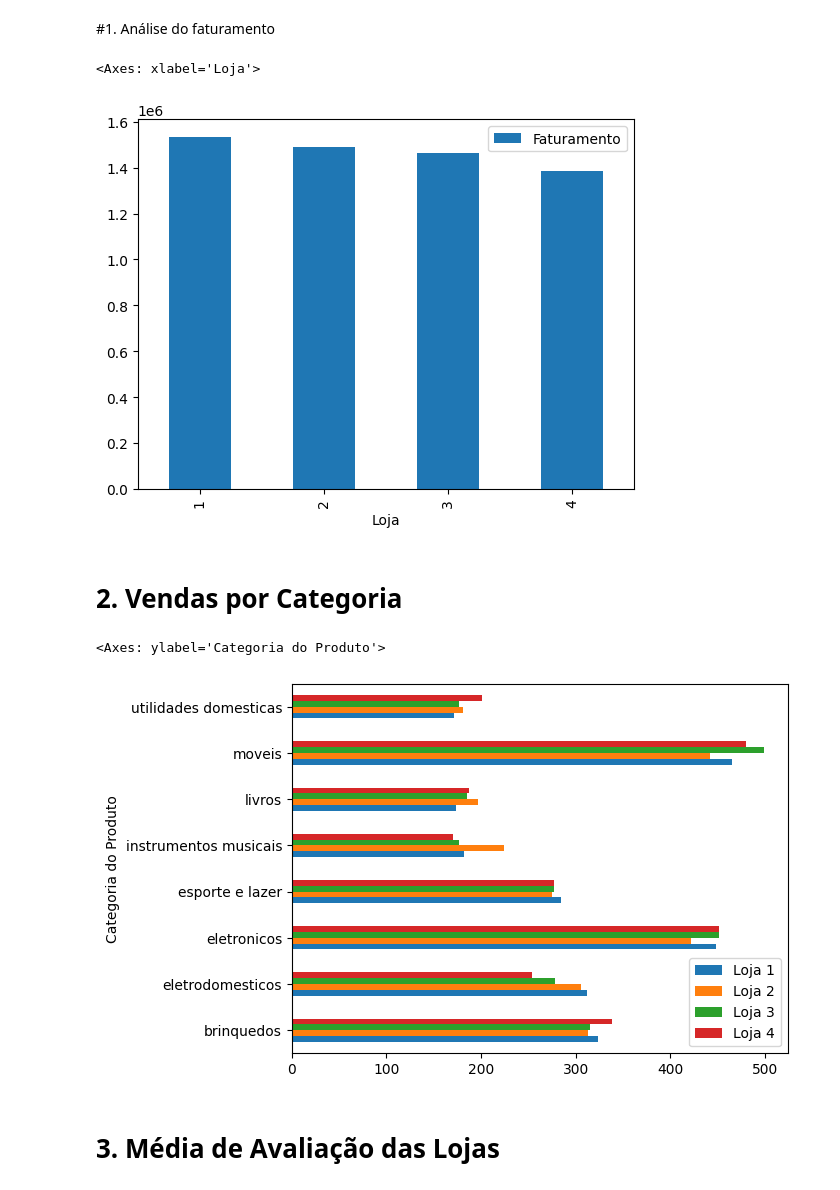
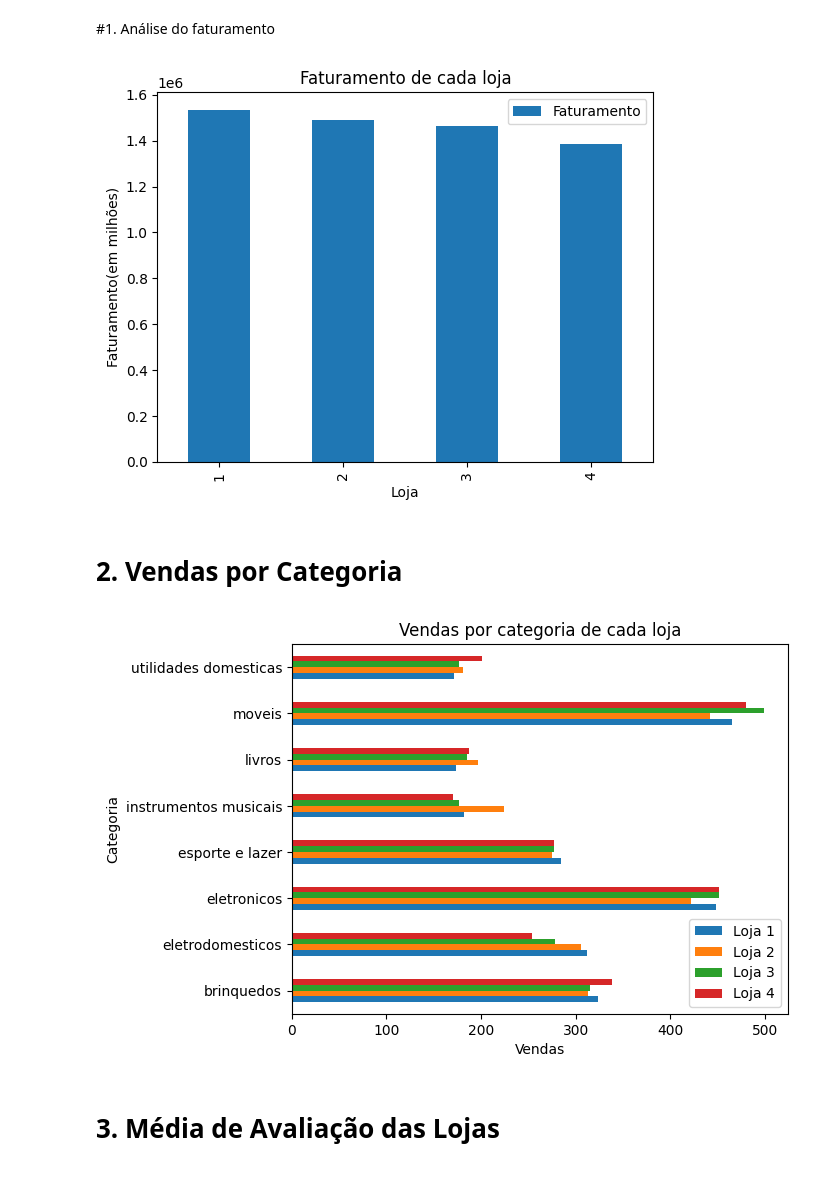
Before and after one commit to RaySilvaP/AluraStoreChallenge, a Jupyter notebook: desafio_alura_store.ipynb, the cells around one changed output. Drawn from its saved outputs; the diff is of its cells as text; code cells hidden in the pictures.

```diff
--- a/desafio_alura_store.ipynb
+++ b/desafio_alura_store.ipynb
@@ -2,6 +2,7 @@
 ### Importação dos dados
 # %%
 import pandas as pd
+import matplotlib.pyplot as plt
 
 url = "https://raw.githubusercontent.com/alura-es-cursos/challenge1-data-science/refs/heads/main/base-de-dados-challenge-1/loja_1.csv"
 url2 = "https://raw.githubusercontent.com/alura-es-cursos/challenge1-data-science/refs/heads/main/base-de-dados-challenge-1/loja_2.csv"
@@ -13,7 +14,14 @@ loja2 = pd.read_csv(url2)
 loja3 = pd.read_csv(url3)
 loja4 = pd.read_csv(url4)
 
-loja.head()
+lojas = {
+    'Loja 1': loja,
+    'Loja 2': loja2,
+    'Loja 3': loja3,
+    'Loja 4': loja4
+}
+
+lojas['Loja 1'].head()
 # %% [output]
 |  | Produto | Categoria do Produto | Preço | Frete | Data da Compra | Vendedor | Local da compra | ... |
 | 0 | Assistente virtual | eletronicos | 219.08 | 9.249790 | 16/01/2021 | Pedro Gomes | SP | ... |
@@ -31,16 +34,19 @@ loja4_faturamento = loja4['Preço'].sum()
+# %%
+lojas_faturamento = {}
+for loja, df in lojas.items():
+  lojas_faturamento[loja] = df['Preço'].sum()
 # %%
 faturamento = pd.DataFrame({
     'Loja': [1, 2, 3, 4],
-    'Faturamento': [
-        loja_faturamento,
-        loja2_faturamento,
-        loja3_faturamento,
-        loja4_faturamento]
+    'Faturamento': lojas_faturamento.values()
 })
 
 faturamento.plot(x='Loja', y='Faturamento', kind='bar')
+plt.title('Faturamento de cada loja')
+plt.ylabel('Faturamento(em milhões)')
+plt.xlabel('Loja')
+plt.show()
 # %% [output]
-<Axes: xlabel='Loja'>
-[figure, old version]
+[figure, new version]
 # %% [markdown]
 # 2. Vendas por Categoria
@@ -52,14 +53,17 @@ loja4_vendas_categoria = loja4.groupby('Categoria do Produto').size().rename('Lo
+# %%
+lojas_vendas_categoria = {}
+for loja, df in lojas.items():
+  lojas_vendas_categoria[loja] = df.groupby('Categoria do Produto').size().rename(loja)
 # %%
-vendas_categoria = pd.concat([
-    loja_vendas_categoria,
-    loja2_vendas_categoria,
-    loja3_vendas_categoria,
-    loja4_vendas_categoria], axis=1)
+vendas_categoria = pd.concat(lojas_vendas_categoria.values(), axis=1)
 
 vendas_categoria.fillna(0, inplace=True)
 vendas_categoria.plot(kind='barh')
+plt.title('Vendas por categoria de cada loja')
+plt.ylabel('Categoria')
+plt.xlabel('Vendas')
+plt.show()
 # %% [output]
-<Axes: ylabel='Categoria do Produto'>
-[figure, old version]
+[figure, new version]
 # %% [markdown]
 # 3. Média de Avaliação das Lojas
```
Also changed, not shown: parts of 13 cells of this notebook.
